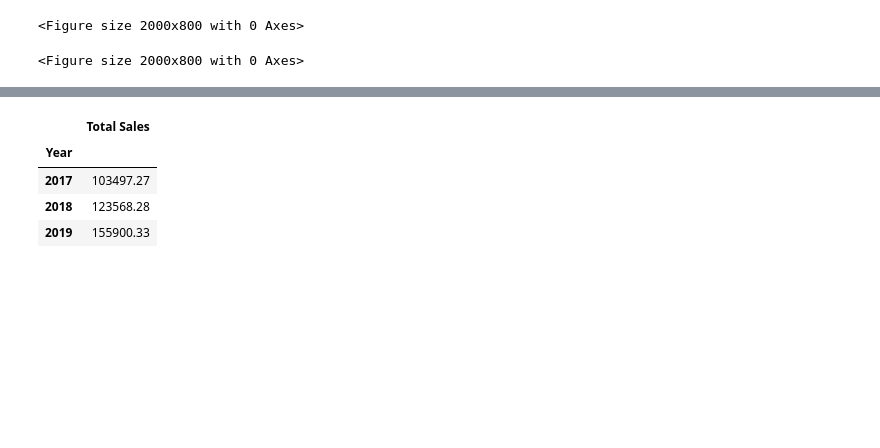
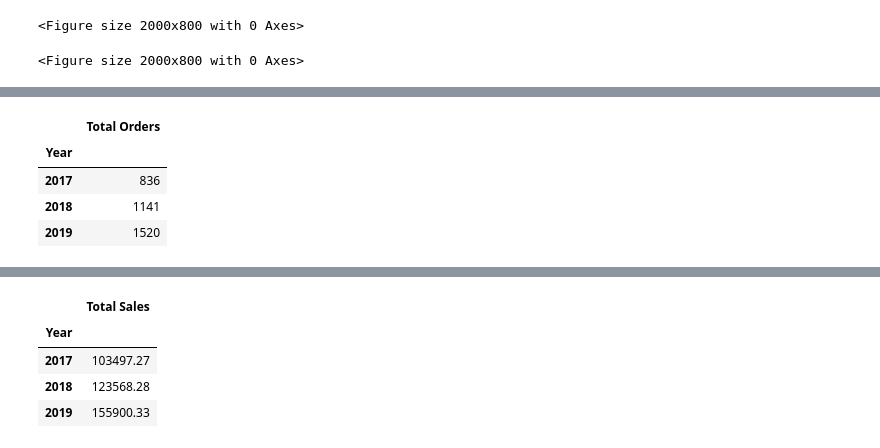
Before and after one commit to Umorutelvin/Business.retailsaledata, a Jupyter notebook: Business.retailsdataset.py.ipynb, the cells around one changed output, grey strips where cells are left out. Drawn from its saved outputs; the diff is of its cells as text; code cells hidden in the pictures; blank space fills up the shorter version.

```diff
--- a/Business.retailsdataset.py.ipynb
+++ b/Business.retailsdataset.py.ipynb
@@ -123,0 +176,8 @@ plt.figure(figsize=(20,8))
+# %%
+busretail_df_total_orders_perYear
+# %% [output]
+|  | Total Orders |
+| Year |  |
+| 2017 | 836 |
+| 2018 | 1141 |
+| 2019 | 1520 |
```
Also changed, not shown: parts of 13 cells of this notebook.
